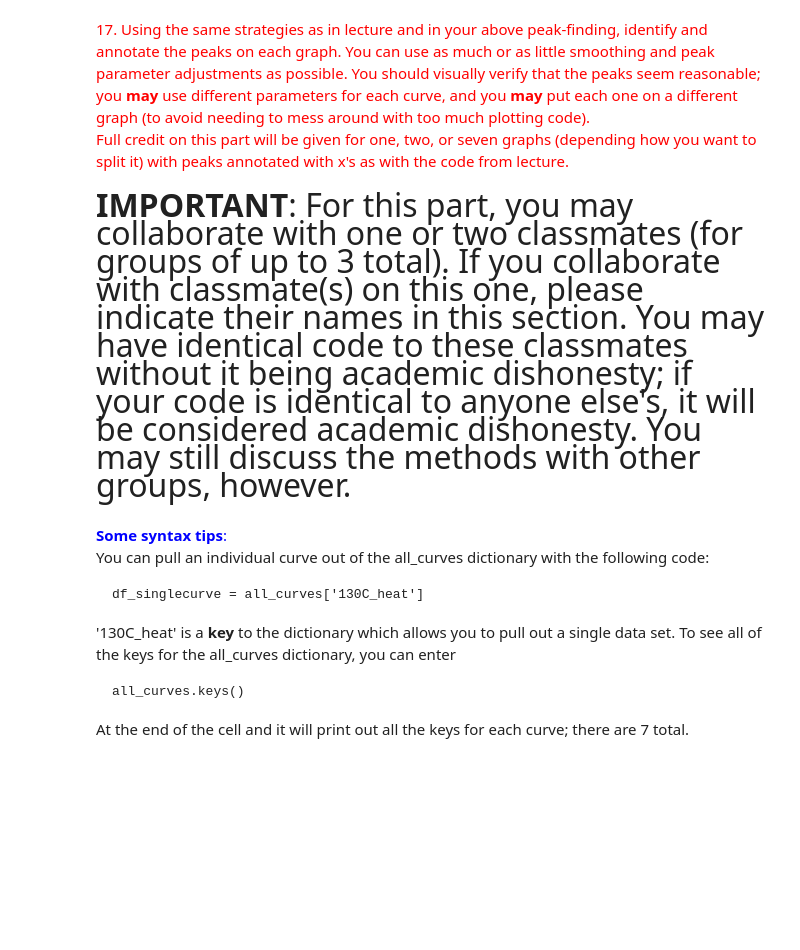
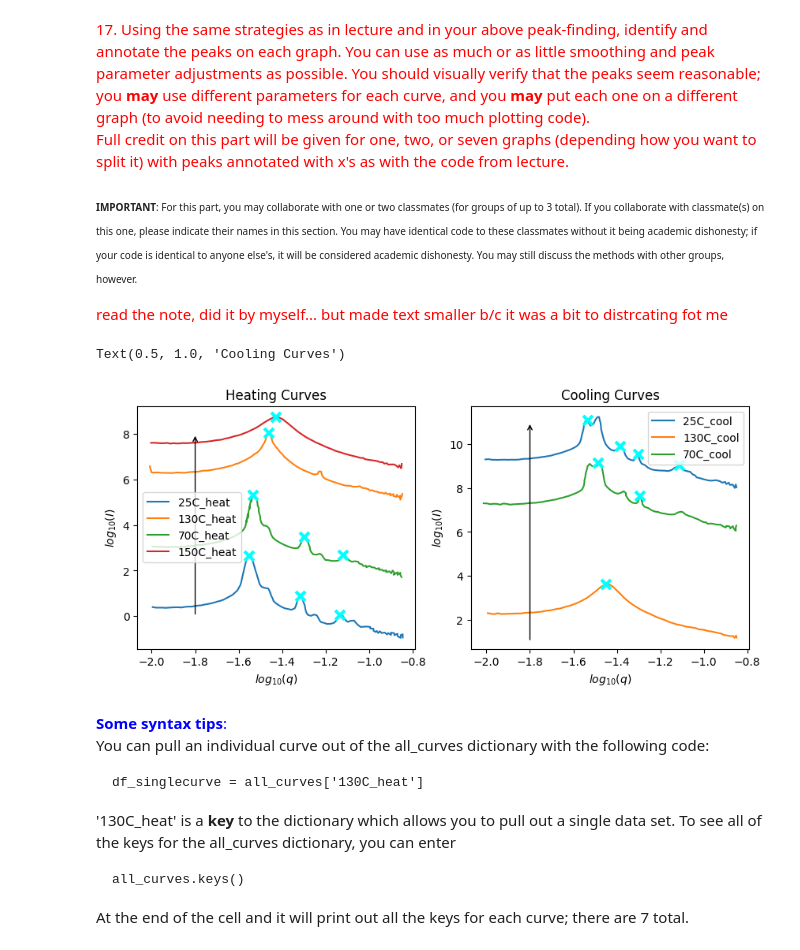
Before and after one commit to AngleKit/MSE7530Codes, a Jupyter notebook: Assignments/Assignment3.ipynb, the cells around one changed output. Drawn from its saved outputs; the diff is of its cells as text; code cells hidden in the pictures; blank space fills up the shorter version.

```diff
--- a/Assignments/Assignment3.ipynb
+++ b/Assignments/Assignment3.ipynb
@@ -360,4 +531,6 @@ ax[1].set_title('Cooling Curves')
 <font color='red'> 17. Using the same strategies as in lecture and in your above peak-finding, identify and annotate the peaks on each graph. You can use as much or as little smoothing and peak parameter adjustments as possible. You should visually verify that the peaks seem reasonable; you **may** use different parameters for each curve, and you **may** put each one on a different graph (to avoid needing to mess around with too much plotting code).
 Full credit on this part will be given for one, two, or seven graphs (depending how you want to split it) with peaks annotated with x's as with the code from lecture.
 # %% [markdown]
-<font size=6> **IMPORTANT**: For this part, you may collaborate with one or two classmates (for groups of up to 3 total). If you collaborate with classmate(s) on this one, please indicate their names in this section. You may have identical code to these classmates without it being academic dishonesty; if your code is identical to anyone else's, it will be considered academic dishonesty. You may still discuss the methods with other groups, however.
+<font size=1> **IMPORTANT**: For this part, you may collaborate with one or two classmates (for groups of up to 3 total). If you collaborate with classmate(s) on this one, please indicate their names in this section. You may have identical code to these classmates without it being academic dishonesty; if your code is identical to anyone else's, it will be considered academic dishonesty. You may still discuss the methods with other groups, however.
+
+<font color='red'> read the note, did it by myself... but made text smaller b/c it was a bit to distrcating fot me
@@ -368,3 +564,42 @@ Full credit on this part will be given for one, two, or seven graphs (depending
+# %%
+# Parameters for peak finding
+w = None        # width
+p = .2          # prominence
+h = None        # height
+t = .005        # threshold
+
+all_curves = {}
+fig, ax = plt.subplots(1, 2, figsize=(10, 4))
+for i in range(len(flist)):
+    all_curves[dfkeys[i]] = pd.read_csv(flist[i], names=['logq','logI'])
+    if 'cool' in dfkeys[i]:
+      ax[1].plot(all_curves[dfkeys[i]]['logq'],all_curves[dfkeys[i]]['logI'],label=dfkeys[i])
+      peaks = 1
+    else:
+      ax[0].plot(all_curves[dfkeys[i]]['logq'],all_curves[dfkeys[i]]['logI'],label=dfkeys[i])
+      peaks = 0
+    ax[0].legend(); ax[1].legend()
+
+    x = all_curves[dfkeys[i]]['logq']
+    y = all_curves[dfkeys[i]]['logI']
+
+    peak_locs = signal.find_peaks(y, width=w, prominence=p, height=h, threshold=t)
+    ax[peaks].plot(x[peak_locs[0]], y[peak_locs[0]], 'x',markersize=9, markeredgewidth=3, color='cyan')
+    #ax[0].plot(x[peak_locs[0]], y[peak_locs[0]], 'x',markersize=9, markeredgewidth=3, color='cyan')
+    #ax[1].plot(x[peak_locs[0]], y[peak_locs[0]], 'x',markersize=9, markeredgewidth=3, color='cyan')
+
+ax[0].legend(); ax[1].legend()
+for a in ax:
+    a.set_xlabel('$log_{10}(q)$')
+    a.set_ylabel('$log_{10}(I)$')
+
+ax[0].annotate("", xy=(-1.8,8), xytext=(-1.8,0), arrowprops=dict(arrowstyle="->"))
+ax[1].annotate("", xy=(-1.8,11), xytext=(-1.8,1), arrowprops=dict(arrowstyle="->"))
+ax[0].set_title('Heating Curves')
+ax[1].set_title('Cooling Curves')
+# %% [output]
+Text(0.5, 1.0, 'Cooling Curves')
+[figure, added]
 # %%
 # YOUR CODE HERE
 # %% [markdown]
```
Also changed, not shown: parts of 47 cells of this notebook.
